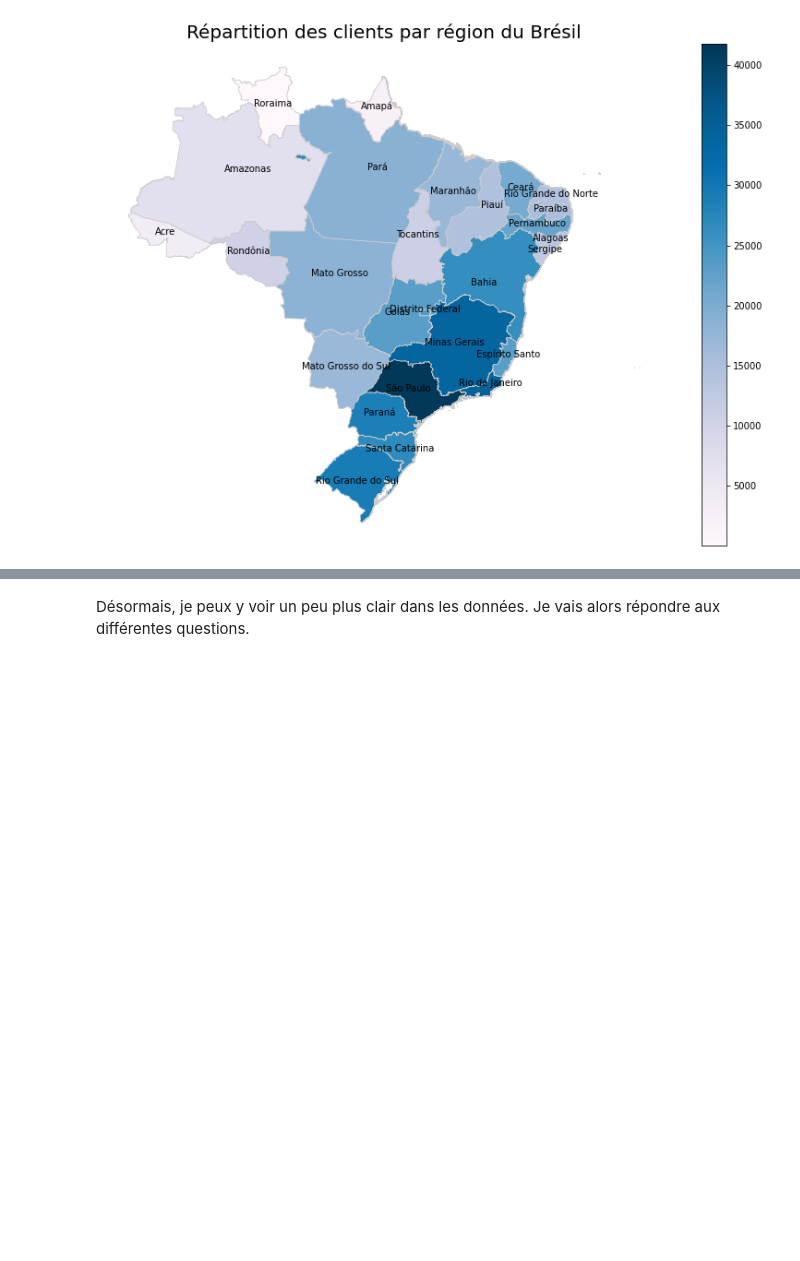
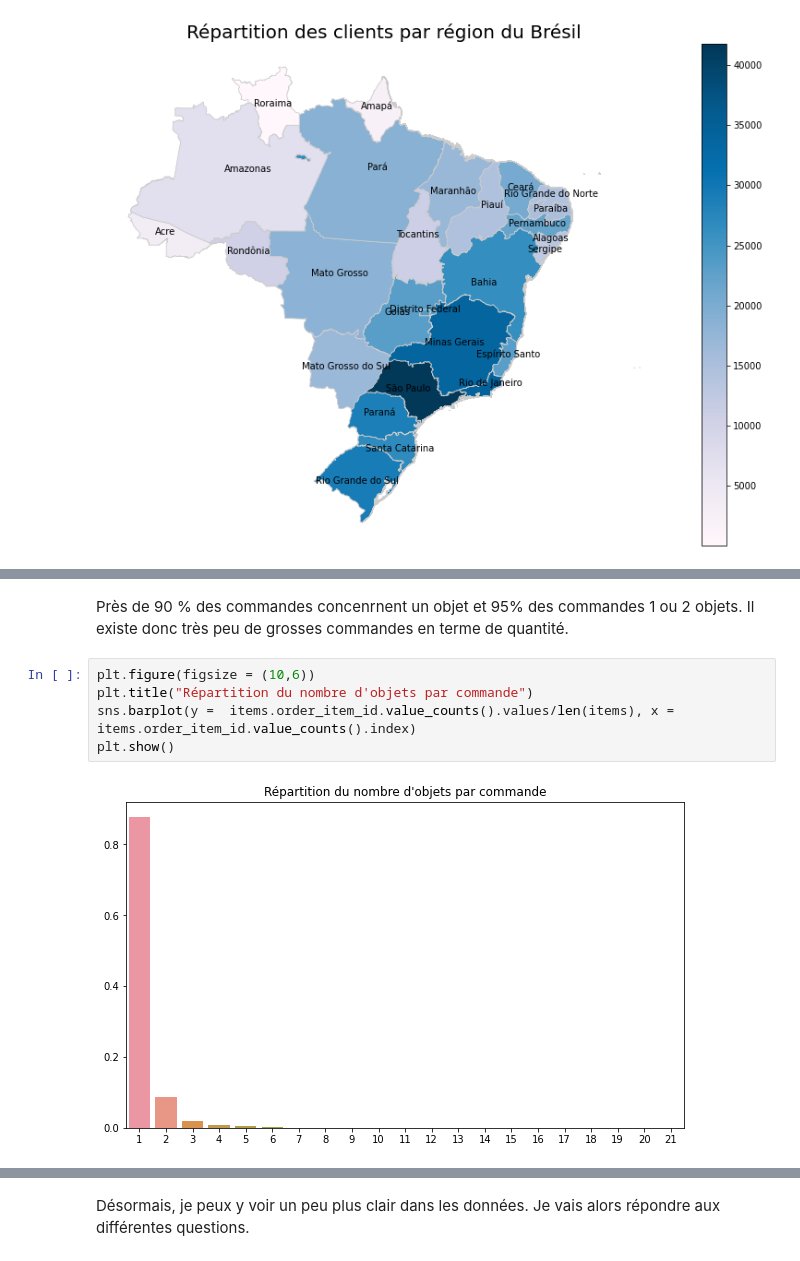
Before and after one commit to pihk94/Free2move, a Jupyter notebook: Analyse_Melchior_Prugniaud.ipynb, the cells around one changed output, grey strips where cells are left out. Cells and saved outputs as stored; diff of their text form; blank space fills up the shorter version.

```diff
--- a/Analyse_Melchior_Prugniaud.ipynb
+++ b/Analyse_Melchior_Prugniaud.ipynb
@@ -470,0 +541,9 @@ cbar = fig.colorbar(sm)
+# %% [markdown]
+Près de 90 % des commandes concenrnent un objet et 95% des commandes 1 ou 2 objets. Il existe donc très peu de grosses commandes en terme de quantité.
+# %%
+plt.figure(figsize = (10,6))
+plt.title("Répartition du nombre d'objets par commande")
+sns.barplot(y =  items.order_item_id.value_counts().values/len(items), x = items.order_item_id.value_counts().index)
+plt.show()
+# %% [output]
+[figure, added]
```
Also changed, not shown: parts of 26 cells of this notebook.
